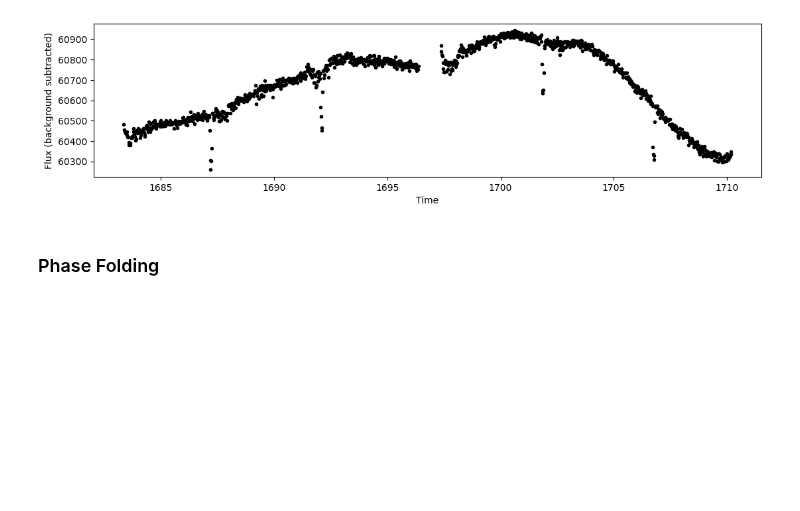
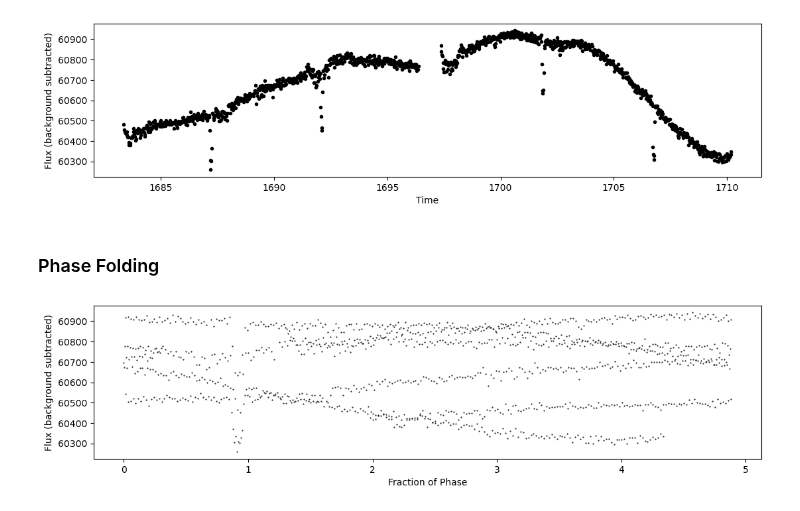
Before and after one commit to hexijin/scientific-data-analysis, a Jupyter notebook: aspy/c06/c06s05.ipynb, the cells around one changed output. Drawn from its saved outputs; the diff is of its cells as text; code cells hidden in the pictures; blank space fills up the shorter version.

```diff
--- a/aspy/c06/c06s05.ipynb
+++ b/aspy/c06/c06s05.ipynb
@@ -94,3 +94,12 @@ ax.set_ylabel('Flux (background subtracted)');
 [figure]
 # %% [markdown]
 ### Phase Folding
+# %%
+period_days = 4.887802443
+folded_time = (jd % period_days)
+fix, ax = plt.subplots(figsize=(13,3))
+ax.plot(folded_time, flux_minus_bg, '.', color='k', ms=1)
+ax.set_xlabel('Fraction of Phase')
+ax.set_ylabel('Flux (background subtracted)');
+# %% [output]
+[figure, added]
```
Also changed, not shown: parts of 10 cells of this notebook.
